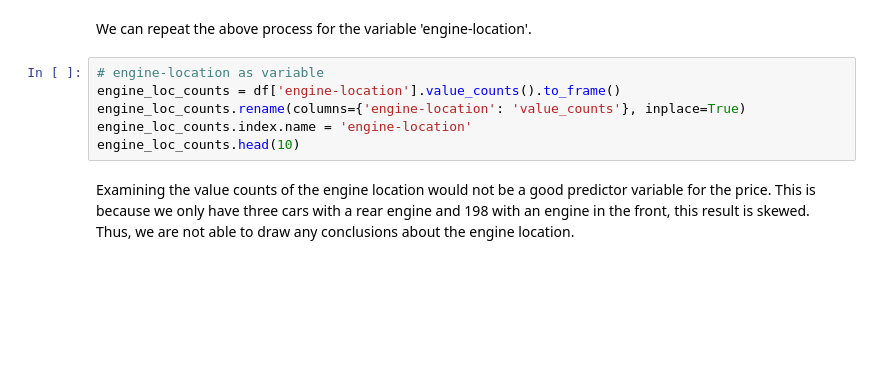
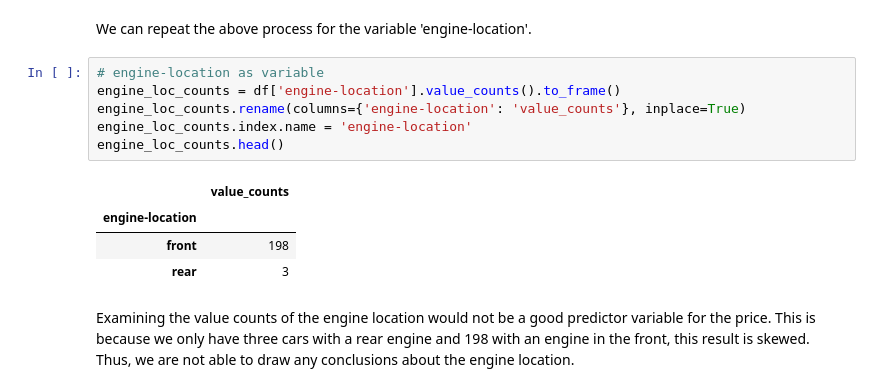
Before and after one commit to AbhinavA10/ML-courses, a Jupyter notebook: Data-Analysis/DA0101EN-3-Review-Exploratory-Data-Analysis.ipynb, the cells around one changed output. Saved outputs shown, nothing was run; the diff lists cells and outputs as text; blank space fills up the shorter version.

```diff
--- a/Data-Analysis/DA0101EN-3-Review-Exploratory-Data-Analysis.ipynb
+++ b/Data-Analysis/DA0101EN-3-Review-Exploratory-Data-Analysis.ipynb
@@ -353,9 +390,14 @@ We can repeat the above process for the variable 'engine-location'.
 # %%
 # engine-location as variable
 engine_loc_counts = df['engine-location'].value_counts().to_frame()
 engine_loc_counts.rename(columns={'engine-location': 'value_counts'}, inplace=True)
 engine_loc_counts.index.name = 'engine-location'
-engine_loc_counts.head(10)
+engine_loc_counts.head()
+# %% [output]
+|  | value_counts |
+| engine-location |  |
+| front | 198 |
+| rear | 3 |
 # %% [markdown]
 <p>Examining the value counts of the engine location would not be a good predictor variable for the price. This is because we only have three cars with a rear engine and 198 with an engine in the front, this result is skewed. Thus, we are not able to draw any conclusions about the engine location.</p>
 # %% [markdown]
```
Also changed, not shown: parts of 39 cells of this notebook, 1 other file.
